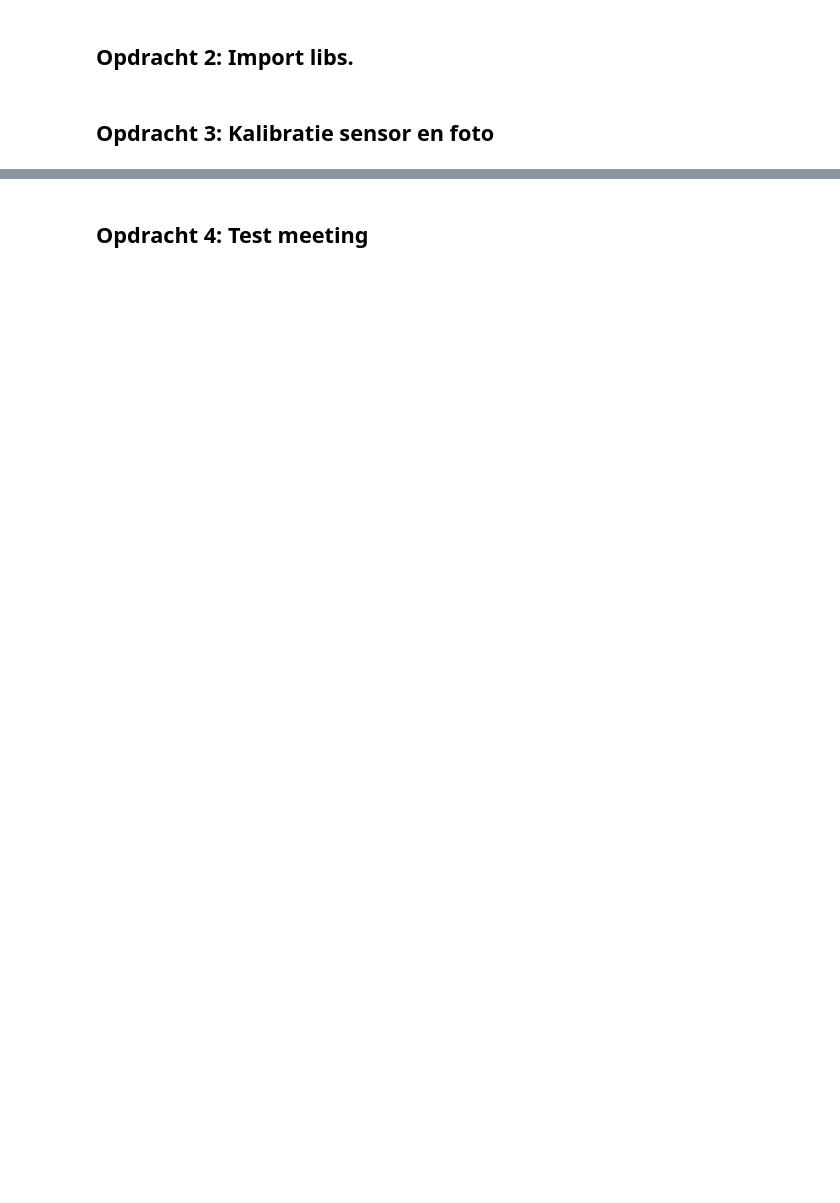
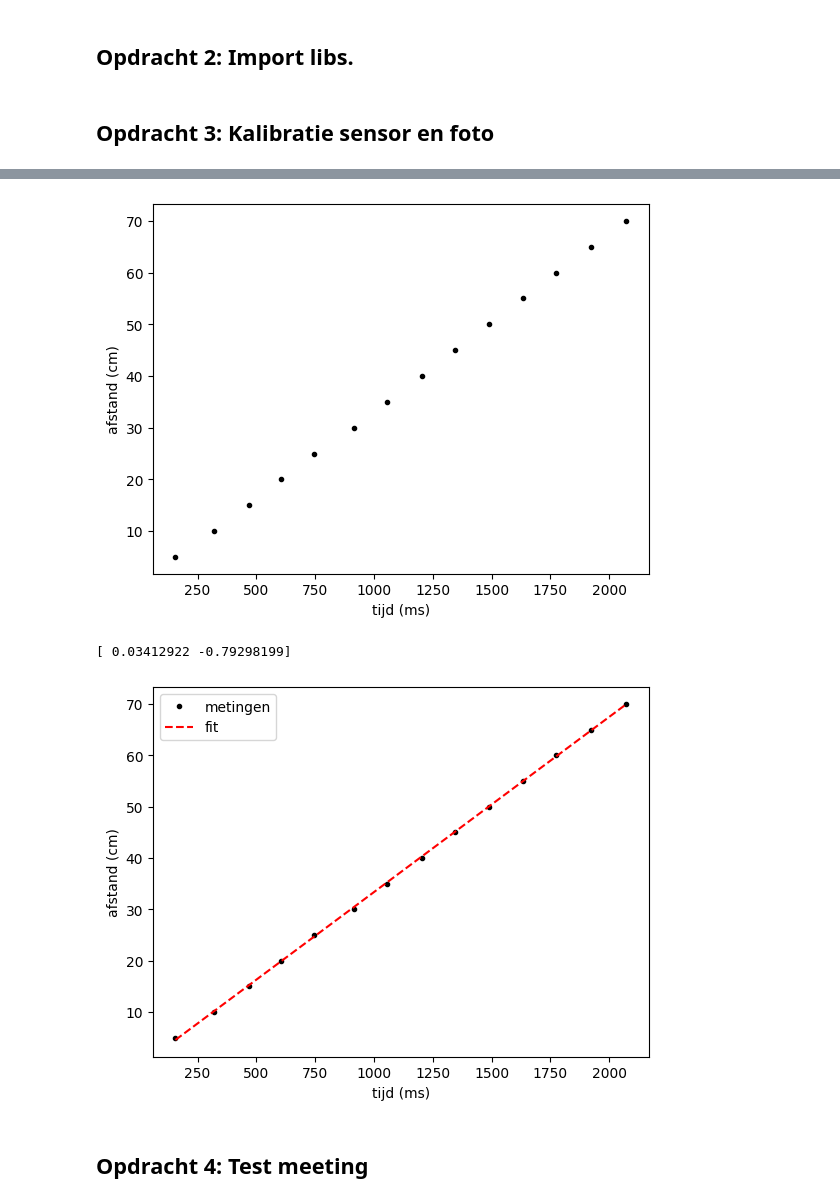
Before and after one commit to IshaSchneiders/opdrachten-DEF-D-Isha_Schneiders, a Jupyter notebook: FysiekeOntwerpopdrachten/4OntwerpEenAlgoritmeEchoAkoestisch/DEFOntwerpopdracht4AlgoritmeInvulTemplate.ipynb, the cells around one changed output, grey strips where cells are left out. Saved outputs shown, nothing was run; the diff lists cells and outputs as text; code cells hidden in the pictures; blank space fills up the shorter version.

```diff
--- a/FysiekeOntwerpopdrachten/4OntwerpEenAlgoritmeEchoAkoestisch/DEFOntwerpopdracht4AlgoritmeInvulTemplate.ipynb
+++ b/FysiekeOntwerpopdrachten/4OntwerpEenAlgoritmeEchoAkoestisch/DEFOntwerpopdracht4AlgoritmeInvulTemplate.ipynb
@@ -41,5 +41,34 @@ kalibratie-opstelling groep [nummer]
 # %%
-# verwerk hier jullie kalibratiemetingen
+from scipy.optimize import curve_fit
+import matplotlib.pyplot as plt
+
+afstand=np.array([30,15,45,60,70,5,10,20,25,35,40,50,55,65]) #cm
+tijd=np.array([915,468,1345,1774,2073,156,318,606,747,1057,1206,1488,1634,1921]) #ms
+
+def lijn(x,a,b):
+    return a*x+b
+
+plt.figure()
+plt.plot(tijd,afstand,"k.")
+plt.xlabel('tijd (ms)')
+plt.ylabel('afstand (cm)')
+plt.show()
+
+val,cov=curve_fit(lijn,tijd,afstand)
+print(val)
+x_plot=np.linspace(min(tijd),max(tijd))
+
+plt.figure()
+plt.plot(tijd,afstand,"k.",label="metingen")
+plt.plot(x_plot,lijn(x_plot,*val),"r--",label="fit")
+plt.xlabel('tijd (ms)')
+plt.ylabel('afstand (cm)')
+plt.legend()
+plt.show()
+# %% [output]
+[figure, added]
+[ 0.03412922 -0.79298199]
+[figure, added]
 # %% [markdown]
 ## Opdracht 4: Test meeting
 # %%
```
Also changed, not shown: parts of 4 cells of this notebook, 1 other file.
